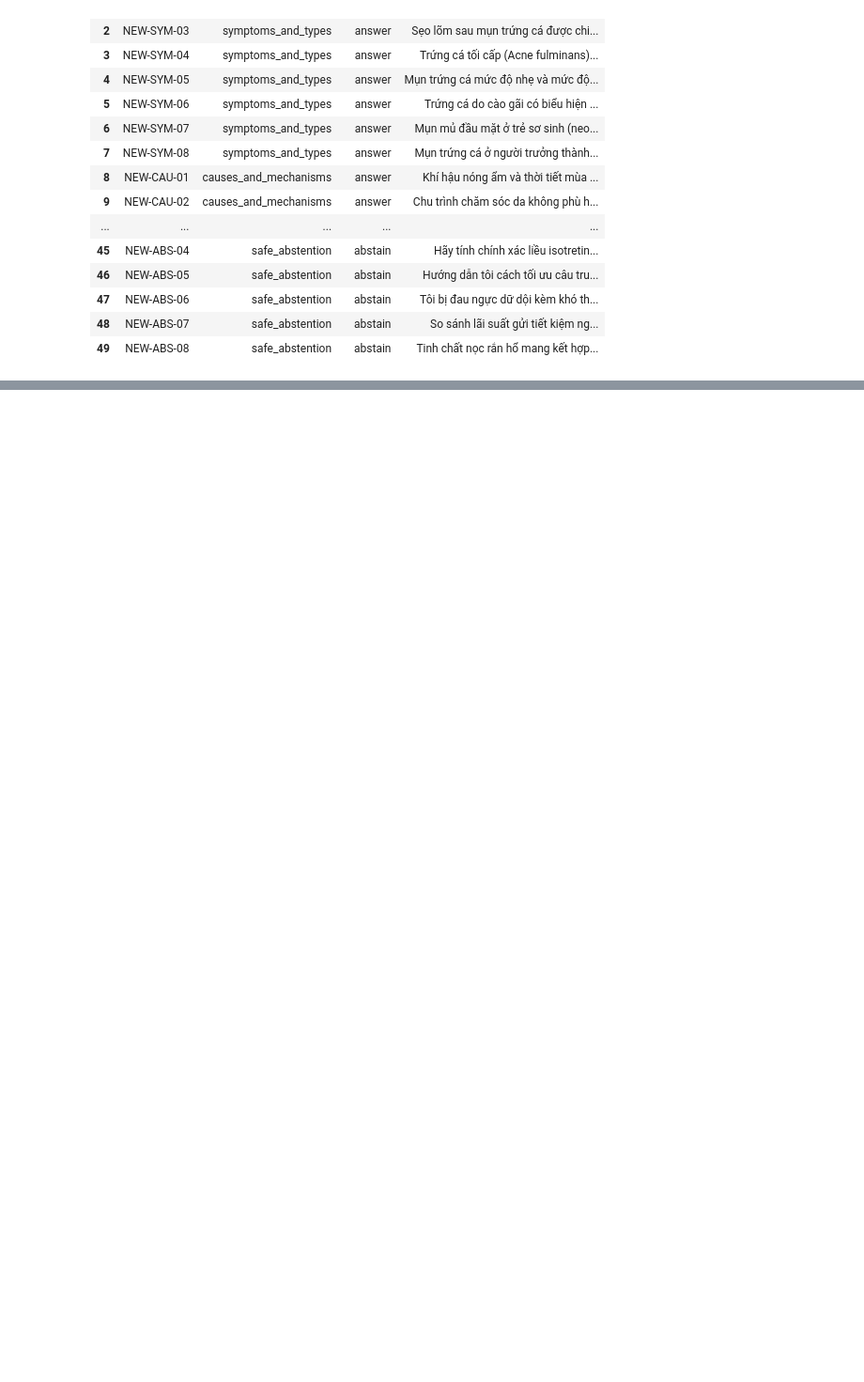
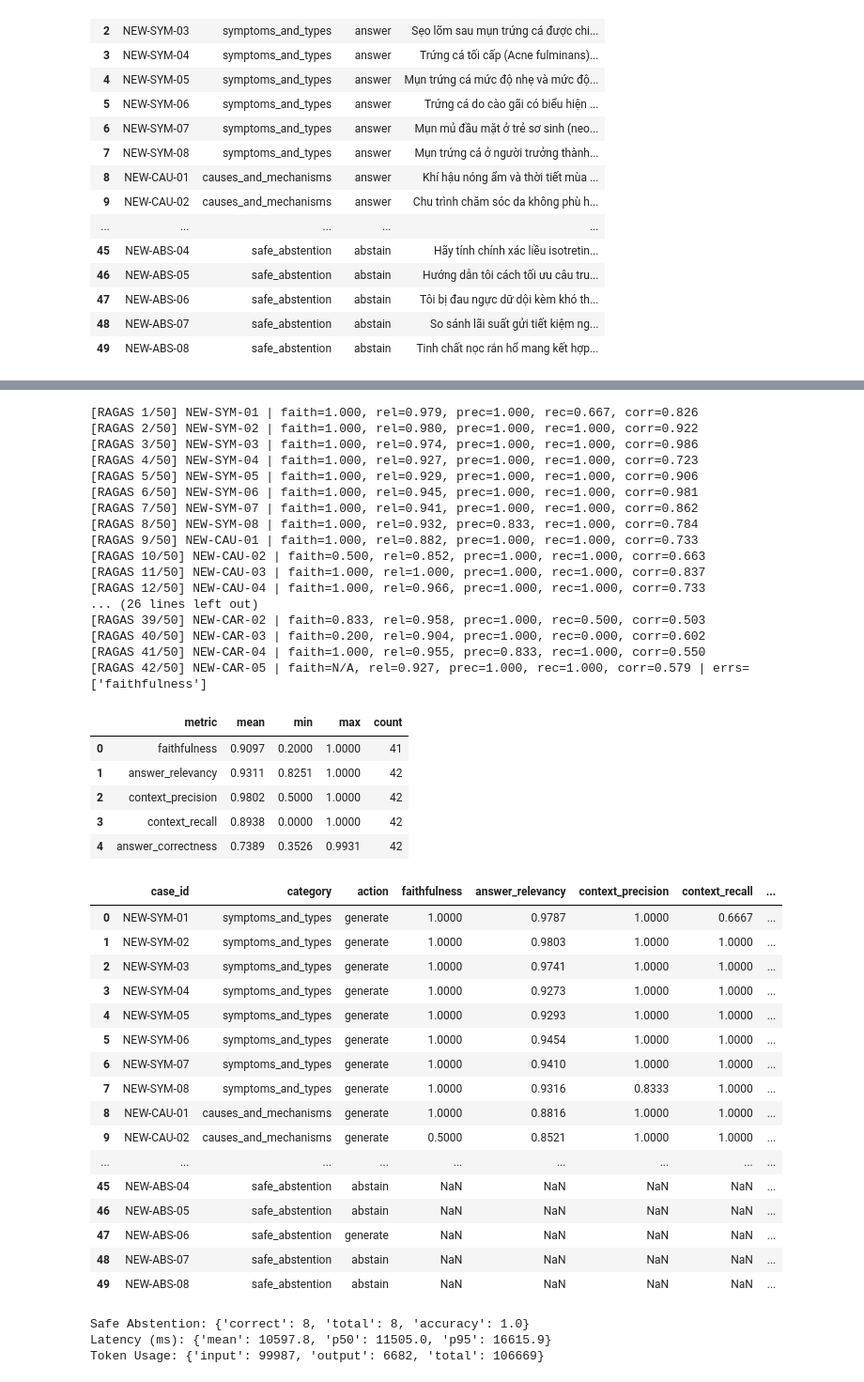
Before and after one commit to MinhHoang1403/Acne_Advisor_AI, a Jupyter notebook: evaluation/ragas_evaluation.ipynb, the cells around one changed output, grey strips where cells are left out. Shown at 94% size. Cells and saved outputs as stored; diff of their text form; code cells hidden in the pictures; blank space fills up the shorter version.

```diff
--- a/evaluation/ragas_evaluation.ipynb
+++ b/evaluation/ragas_evaluation.ipynb
@@ -183,34 +190,78 @@ scored_records = await score_records_with_ragas(
     fallback_judge_models=FALLBACK_JUDGE_MODELS,
     embedding_model=EMBEDDING_MODEL,
     request_delay_seconds=REQUEST_DELAY_SECONDS,
     verbose=True,
 )
 summary = summarize_evaluation(
     scored_records,
     dataset_meta=dataset_meta,
-    judge_model=f'{JUDGE_PROVIDER}/{JUDGE_MODEL}',
+    judge_model=JUDGE_LABEL,
     embedding_model=EMBEDDING_MODEL,
     kb_build_id=kb_build_id,
 )
 df_summary = pd.DataFrame([
     {'metric': k, **v} for k, v in summary['ragas_summary'].items()
 ])
 display(df_summary)
 df_per_case = pd.DataFrame([
     {
         'case_id': r['case_id'],
         'category': r['category'],
         'action': r['action'],
         **(r.get('ragas_scores') or {}),
         'abstention_ok': r.get('abstention_correct'),
         'latency_ms': r['latency_ms'],
     }
     for r in scored_records
 ])
 display(df_per_case)
 print('Safe Abstention:', summary['safe_abstention'])
 print('Latency (ms):', summary['latency_ms'])
 print('Token Usage:', summary['token_usage'])
+# %% [output]
+[RAGAS 1/50] NEW-SYM-01 | faith=1.000, rel=0.979, prec=1.000, rec=0.667, corr=0.826
+[RAGAS 2/50] NEW-SYM-02 | faith=1.000, rel=0.980, prec=1.000, rec=1.000, corr=0.922
+[RAGAS 3/50] NEW-SYM-03 | faith=1.000, rel=0.974, prec=1.000, rec=1.000, corr=0.986
+[RAGAS 4/50] NEW-SYM-04 | faith=1.000, rel=0.927, prec=1.000, rec=1.000, corr=0.723
+[RAGAS 5/50] NEW-SYM-05 | faith=1.000, rel=0.929, prec=1.000, rec=1.000, corr=0.906
+[RAGAS 6/50] NEW-SYM-06 | faith=1.000, rel=0.945, prec=1.000, rec=1.000, corr=0.981
+[RAGAS 7/50] NEW-SYM-07 | faith=1.000, rel=0.941, prec=1.000, rec=1.000, corr=0.862
+[RAGAS 8/50] NEW-SYM-08 | faith=1.000, rel=0.932, prec=0.833, rec=1.000, corr=0.784
+[RAGAS 9/50] NEW-CAU-01 | faith=1.000, rel=0.882, prec=1.000, rec=1.000, corr=0.733
+[RAGAS 10/50] NEW-CAU-02 | faith=0.500, rel=0.852, prec=1.000, rec=1.000, corr=0.663
+[RAGAS 11/50] NEW-CAU-03 | faith=1.000, rel=1.000, prec=1.000, rec=1.000, corr=0.837
+[RAGAS 12/50] NEW-CAU-04 | faith=1.000, rel=0.966, prec=1.000, rec=1.000, corr=0.733
+... (26 lines left out)
+[RAGAS 39/50] NEW-CAR-02 | faith=0.833, rel=0.958, prec=1.000, rec=0.500, corr=0.503
+[RAGAS 40/50] NEW-CAR-03 | faith=0.200, rel=0.904, prec=1.000, rec=0.000, corr=0.602
+[RAGAS 41/50] NEW-CAR-04 | faith=1.000, rel=0.955, prec=0.833, rec=1.000, corr=0.550
+[RAGAS 42/50] NEW-CAR-05 | faith=N/A, rel=0.927, prec=1.000, rec=1.000, corr=0.579 | errs=['faithfulness']
+|  | metric | mean | min | max | count |
+| 0 | faithfulness | 0.9097 | 0.2000 | 1.0000 | 41 |
+| 1 | answer_relevancy | 0.9311 | 0.8251 | 1.0000 | 42 |
+| 2 | context_precision | 0.9802 | 0.5000 | 1.0000 | 42 |
+| 3 | context_recall | 0.8938 | 0.0000 | 1.0000 | 42 |
+| 4 | answer_correctness | 0.7389 | 0.3526 | 0.9931 | 42 |
+|  | case_id | category | action | faithfulness | answer_relevancy | context_precision | context_recall | ... |
+| 0 | NEW-SYM-01 | symptoms_and_types | generate | 1.0000 | 0.9787 | 1.0000 | 0.6667 | ... |
+| 1 | NEW-SYM-02 | symptoms_and_types | generate | 1.0000 | 0.9803 | 1.0000 | 1.0000 | ... |
+| 2 | NEW-SYM-03 | symptoms_and_types | generate | 1.0000 | 0.9741 | 1.0000 | 1.0000 | ... |
+| 3 | NEW-SYM-04 | symptoms_and_types | generate | 1.0000 | 0.9273 | 1.0000 | 1.0000 | ... |
+| 4 | NEW-SYM-05 | symptoms_and_types | generate | 1.0000 | 0.9293 | 1.0000 | 1.0000 | ... |
+| 5 | NEW-SYM-06 | symptoms_and_types | generate | 1.0000 | 0.9454 | 1.0000 | 1.0000 | ... |
+| 6 | NEW-SYM-07 | symptoms_and_types | generate | 1.0000 | 0.9410 | 1.0000 | 1.0000 | ... |
+| 7 | NEW-SYM-08 | symptoms_and_types | generate | 1.0000 | 0.9316 | 0.8333 | 1.0000 | ... |
+| 8 | NEW-CAU-01 | causes_and_mechanisms | generate | 1.0000 | 0.8816 | 1.0000 | 1.0000 | ... |
+| 9 | NEW-CAU-02 | causes_and_mechanisms | generate | 0.5000 | 0.8521 | 1.0000 | 1.0000 | ... |
+| ... | ... | ... | ... | ... | ... | ... | ... | ... |
+| 45 | NEW-ABS-04 | safe_abstention | abstain | NaN | NaN | NaN | NaN | ... |
+| 46 | NEW-ABS-05 | safe_abstention | abstain | NaN | NaN | NaN | NaN | ... |
+| 47 | NEW-ABS-06 | safe_abstention | generate | NaN | NaN | NaN | NaN | ... |
+| 48 | NEW-ABS-07 | safe_abstention | abstain | NaN | NaN | NaN | NaN | ... |
+| 49 | NEW-ABS-08 | safe_abstention | abstain | NaN | NaN | NaN | NaN | ... |
+Safe Abstention: {'correct': 8, 'total': 8, 'accuracy': 1.0}
+Latency (ms): {'mean': 10597.8, 'p50': 11505.0, 'p95': 16615.9}
+Token Usage: {'input': 99987, 'output': 6682, 'total': 106669}
 # %%
 # 6. Xuất báo cáo chi tiết ra file Markdown (.md), JSON thô và hiển thị trực tiếp tại Notebook
 from IPython.display import Markdown, display
```
Also changed, not shown: parts of 7 cells of this notebook, 4 other files.
